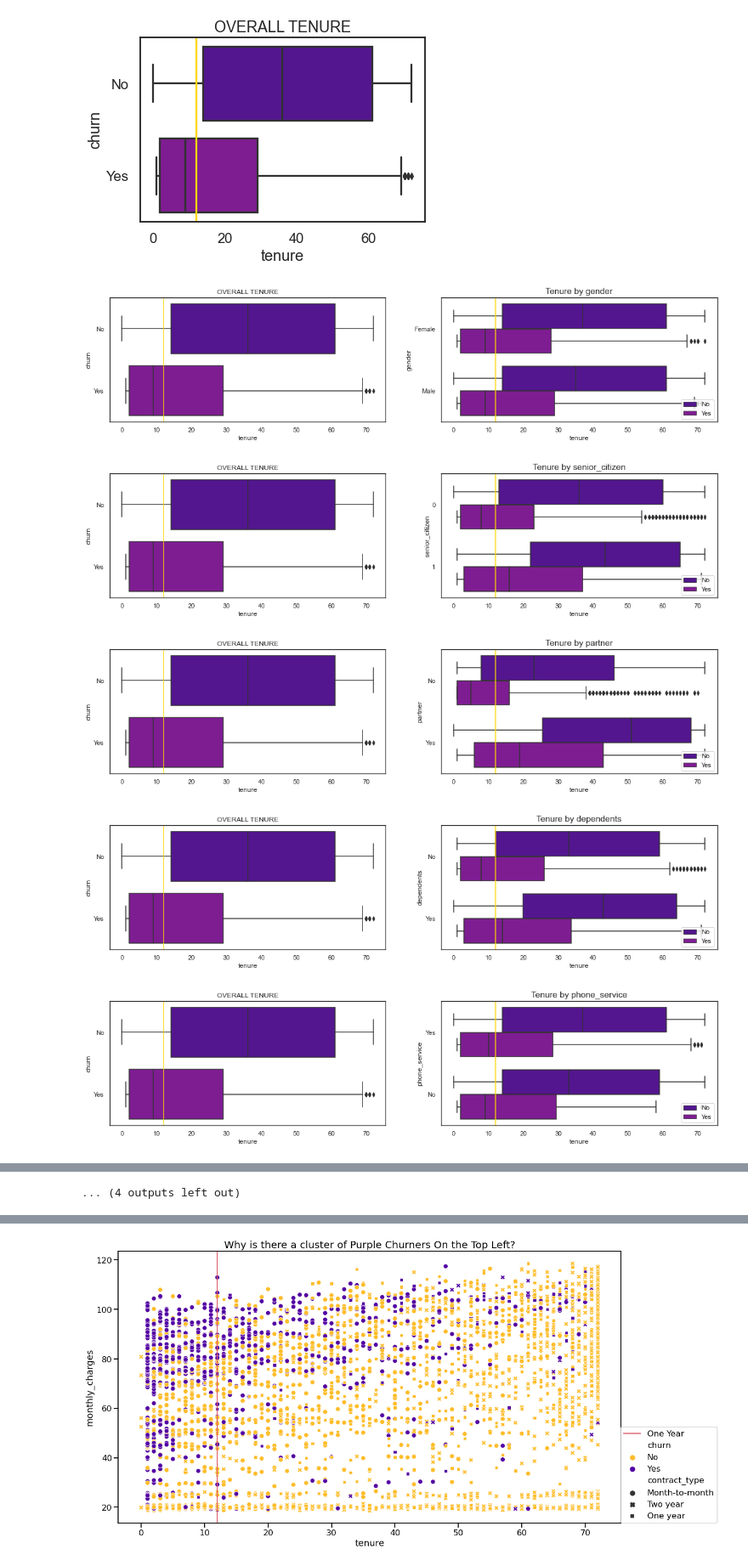
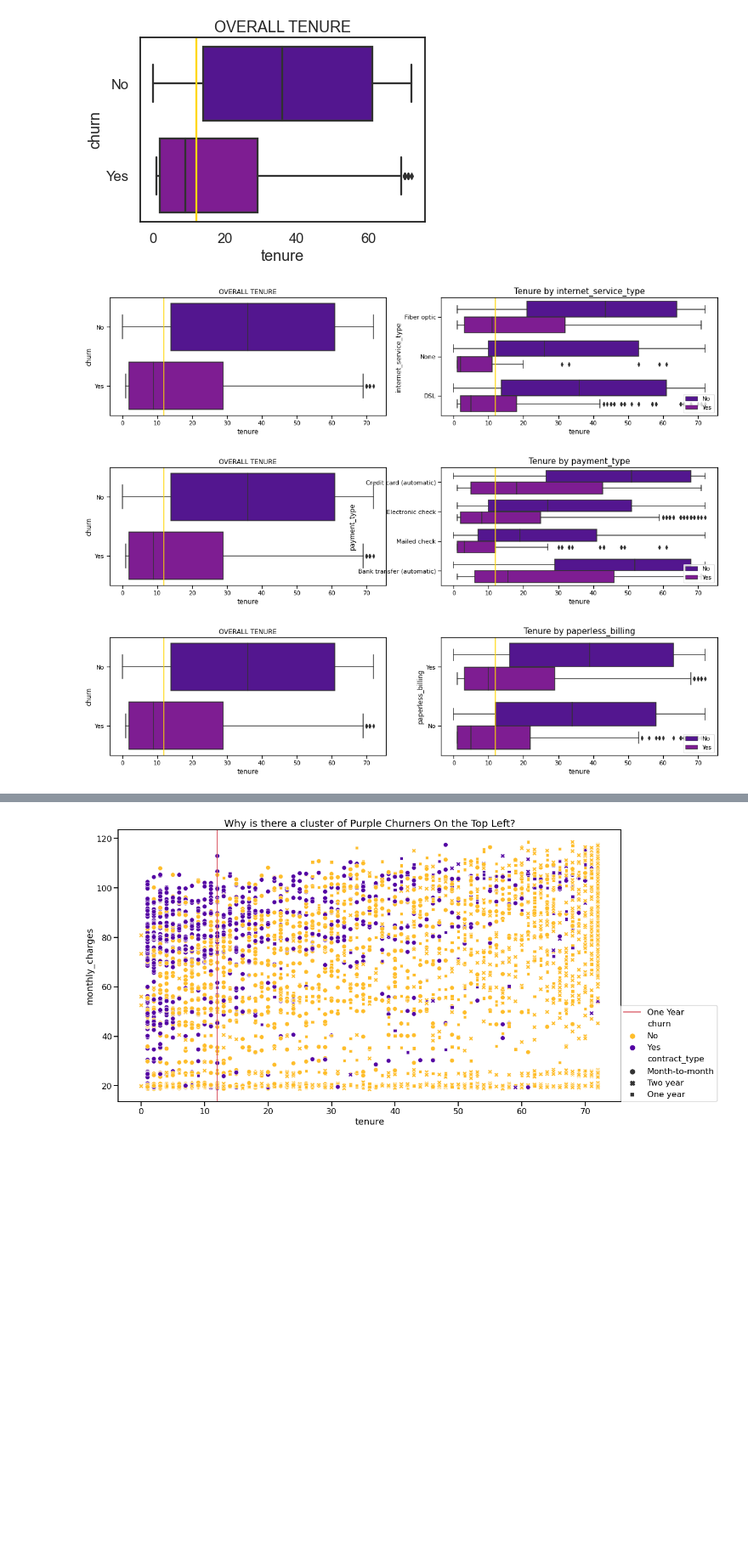
Before and after one commit to HeatherOrtegaMcMillan/telco_churn_classification_project, a Jupyter notebook: final_telco_report.ipynb, the cells around one changed output, grey strips where cells are left out. Shown: that part at 85% size. Saved outputs shown, nothing was run; the diff lists cells and outputs as text; code cells hidden in the pictures; blank space fills up the shorter version.

```diff
--- a/final_telco_report.ipynb
+++ b/final_telco_report.ipynb
@@ -241,5 +236,7 @@ cols_discrete = ['gender',
  'contract_type',
  'payment_type']
 
+cols_for_box = ['internet_service_type', 'payment_type', 'paperless_billing']
+
 cols_continuous = [ 'monthly_charges',
-         'total_charges', 'tenure']
+         'tenure', 'total_charges']
@@ -272,23 +258,24 @@ plt.show()
 # %% [output]
 [figure]
 # %%
-# gold line is for looking at customers with tenure less than a year
 sns.set_context('notebook')
-for col in cols_discrete:
-    plt.figure(figsize = (19,4))
+
+# to see ALL discrete variables replace 'cols_for_box' with 'cols_discrete'
+
+for col in cols_for_box:
+    plt.figure(figsize = (20,4))
     plt.subplot(121)
     sns.boxplot(x = train.tenure, y = train.churn)
     plt.title('OVERALL TENURE')
+    # gold line is for looking at customers with tenure less than a year
     plt.axvline(x = 12, c='gold')
 
     plt.subplot(122)
     sns.boxplot(x = train.tenure, y = train[col], hue = train.churn)
     plt.legend(loc= 'lower right')
     plt.title(f'Tenure by {col}', fontsize = 15)
     plt.axvline(x = 12, c='gold')
 # %% [output]
-[figure, old version]
+[figure, new version]
-[figure, old version]
+[figure, new version]
-[figure, old version]
+[figure, new version]
-[figure, removed]
-[figure, removed]
@@ -302,4 +282,3 @@ for col in cols_discrete:
-... (4 outputs left out)
 # %% [markdown]
 ## Takeaways from box plots
 - *Not having internet*, and *paying by a mailed check*, big chunk of those customers (lower 3 quartiles) churn before 1 year
```
Also changed, not shown: parts of 52 cells of this notebook, 1 other file.
